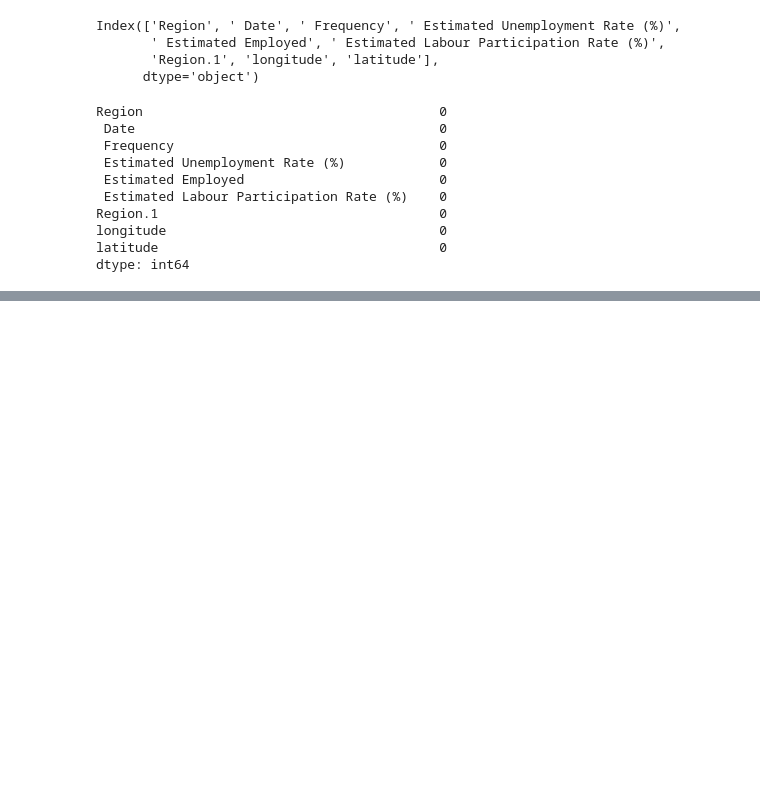
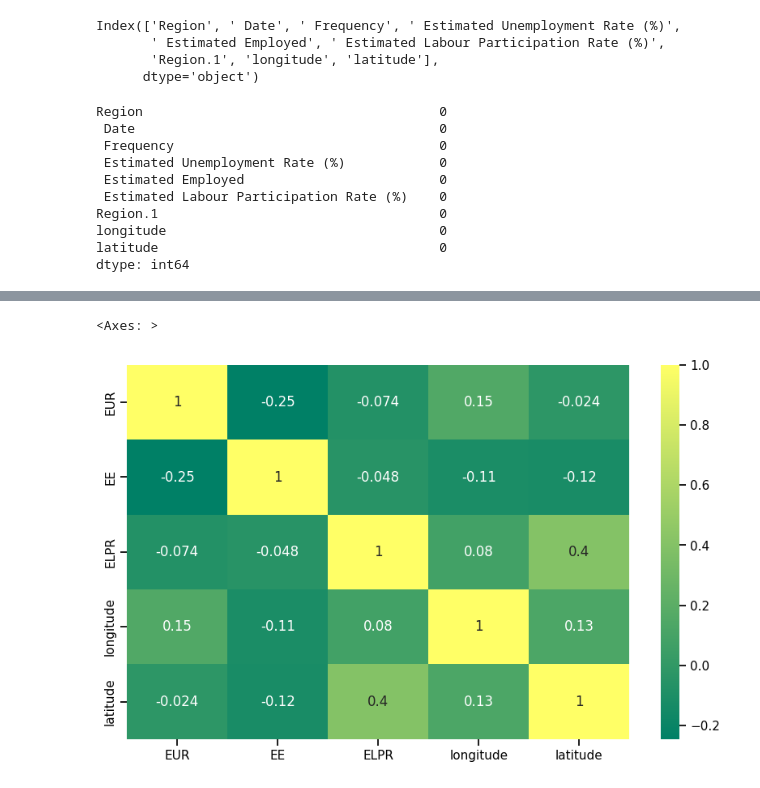
Before and after one commit to snaper20/OIBSIP, a Jupyter notebook: OASIS_INFOBYTE/UNEMPLOYMENT/UNEMPLOY.ipynb, the cells around one changed output, grey strips where cells are left out. Drawn from its saved outputs; the diff is of its cells as text; code cells hidden in the pictures; blank space fills up the shorter version.

```diff
--- a/OASIS_INFOBYTE/UNEMPLOYMENT/UNEMPLOY.ipynb
+++ b/OASIS_INFOBYTE/UNEMPLOYMENT/UNEMPLOY.ipynb
@@ -33,0 +46,4 @@ unemployment_data[' Date=pd.to(data)']
+# %%
+#renaming the columns
+data = unemployment_data.rename(columns={unemployment_data.columns[0]:'State',unemployment_data.columns[1]:'Date',unemployment_data.columns[3]:'EUR',unemployment_data.columns[4]:'EE', unemployment_data.columns[5]:'ELPR', unemployment_data.columns[6]:'Region'})
+data.head()
@@ -33,0 +83,6 @@ unemployment_data[' Date=pd.to(data)']
+# %%
+# Convert date using to_datetime
+data["Date"] = pd.to_datetime(data["Date"])
+
+# Convert Timestamp using to_numeric
+data["Date"] = pd.to_numeric(data["Date"])
@@ -33,0 +101,12 @@ unemployment_data[' Date=pd.to(data)']
+# %%
+#Generating heatmap from correlation matrix
+heat_maps = data[['EUR','EE', 'ELPR','longitude', 'latitude']]
+
+heat_maps = heat_maps.corr()
+
+plt.figure(figsize=(10,6))
+sns.set_context('notebook',font_scale=1)
+sns.heatmap(heat_maps, annot=True,cmap='summer')
+# %% [output]
+<Axes: >
+[figure, added]
```
Also changed, not shown: parts of 20 cells of this notebook.
